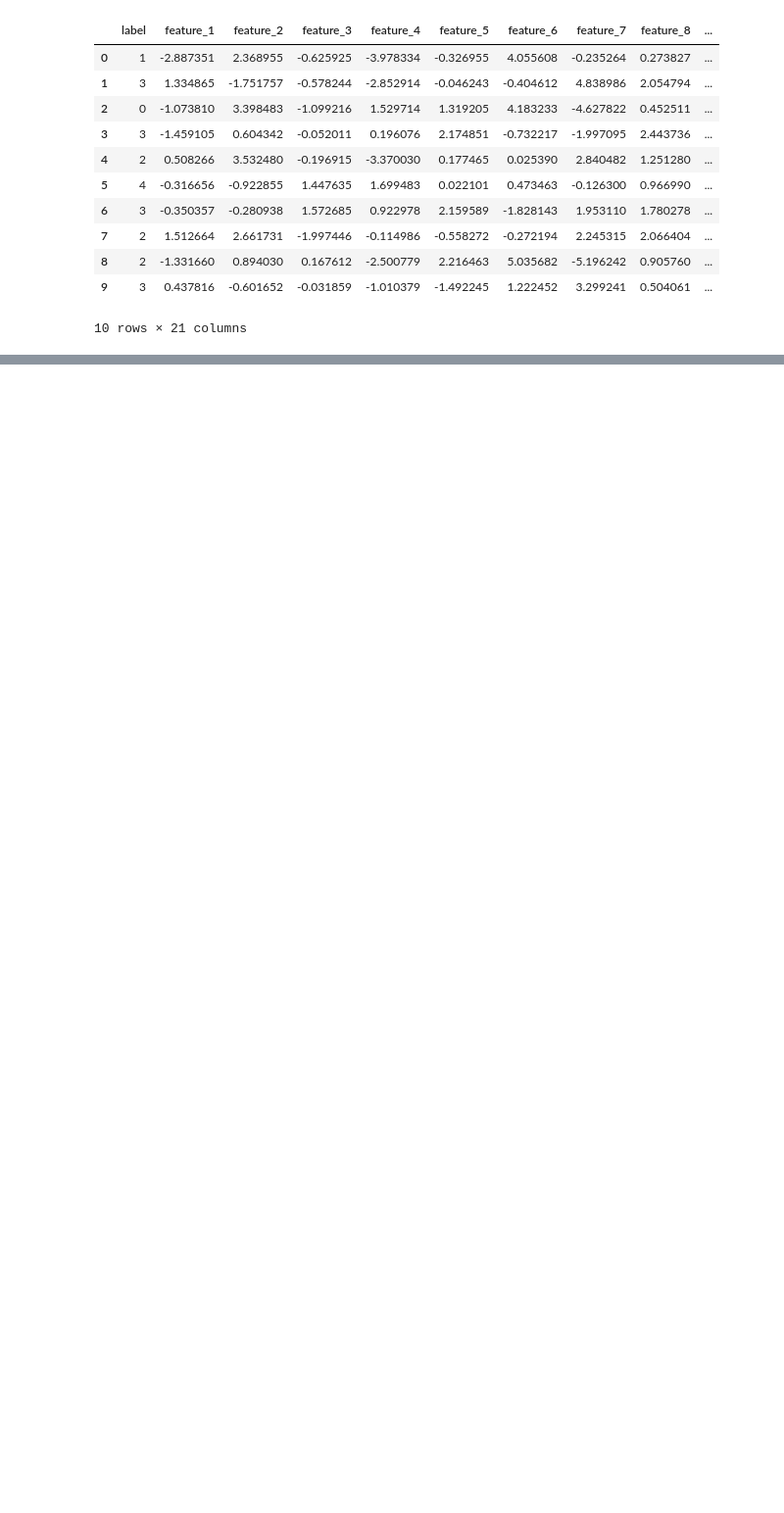
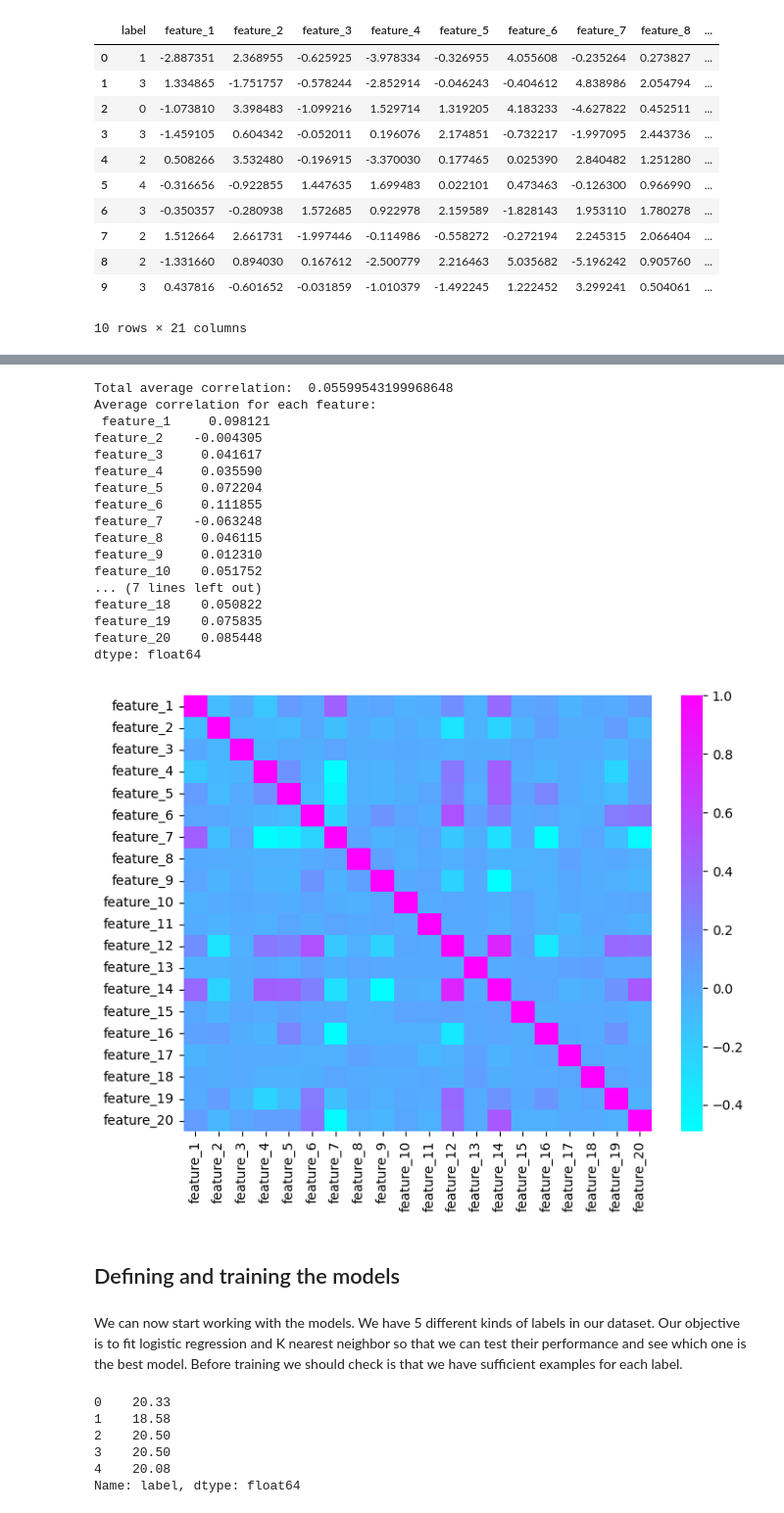
Before and after one commit to MattiaBarbiere/ML-project, a Jupyter notebook: project.ipynb, the cells around one changed output, grey strips where cells are left out. Shown: that part at 98% size. Saved outputs shown, nothing was run; the diff lists cells and outputs as text; code cells hidden in the pictures; blank space fills up the shorter version.

```diff
--- a/project.ipynb
+++ b/project.ipynb
@@ -103,0 +71,39 @@ Name: label, dtype: int64
+# %%
+#Correlation amoung features
+plt.figure(figsize=(8,6))
+sns.heatmap(df[df.columns[1:]].corr(), cmap='cool')
+print("Total average correlation: ", df[df.columns[1:]].corr().stack().mean())
+print("Average correlation for each feature: \n", df[df.columns[1:]].corr().mean())
+# %% [output]
+Total average correlation:  0.05599543199968648
+Average correlation for each feature:
+ feature_1     0.098121
+feature_2    -0.004305
+feature_3     0.041617
+feature_4     0.035590
+feature_5     0.072204
+feature_6     0.111855
+feature_7    -0.063248
+feature_8     0.046115
+feature_9     0.012310
+feature_10    0.051752
+... (7 lines left out)
+feature_18    0.050822
+feature_19    0.075835
+feature_20    0.085448
+dtype: float64
+[figure, added]
+# %% [markdown]
+## Defining and training the models
+# %% [markdown]
+We can now start working with the models. We have 5 different kinds of labels in our dataset. Our objective is to fit logistic regression and K nearest neighbor so that we can test their performance and see which one is the best model. Before training we should check is that we have sufficient examples for each label.
+# %%
+# Percentage of examples for each label
+round((df['label'].value_counts().sort_index()/df.shape[0]) * 100, 2)
+# %% [output]
+0    20.33
+1    18.58
+2    20.50
+3    20.50
+4    20.08
+Name: label, dtype: float64
```
Also changed, not shown: parts of 23 cells of this notebook.
